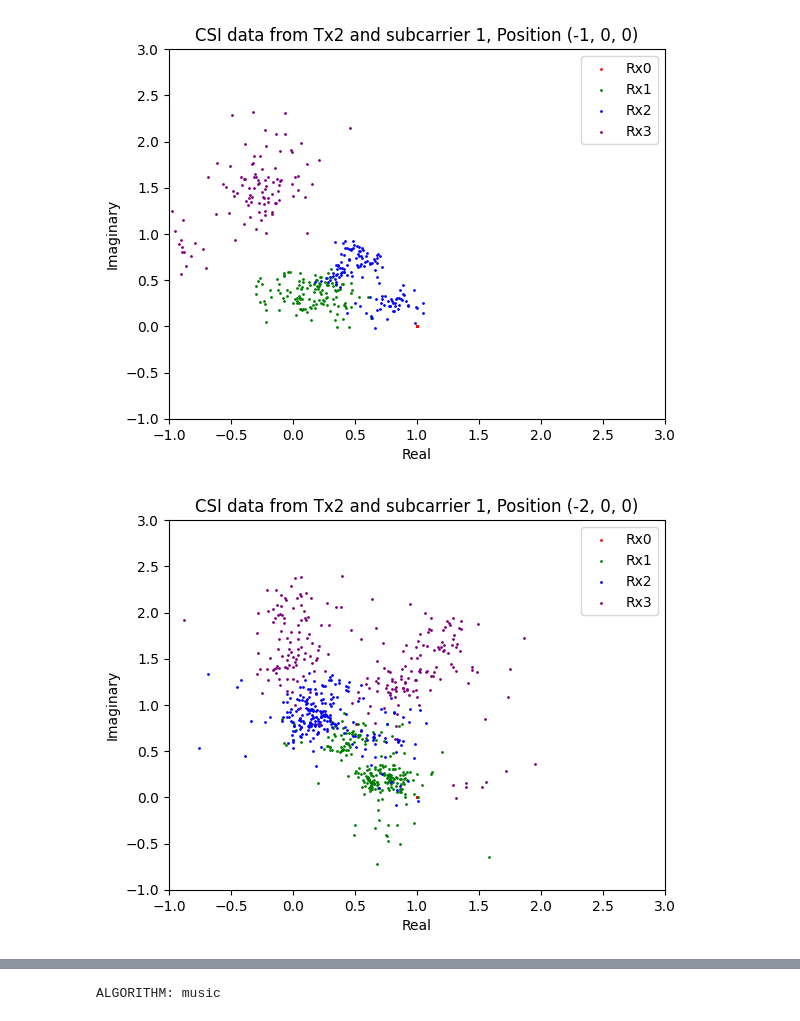
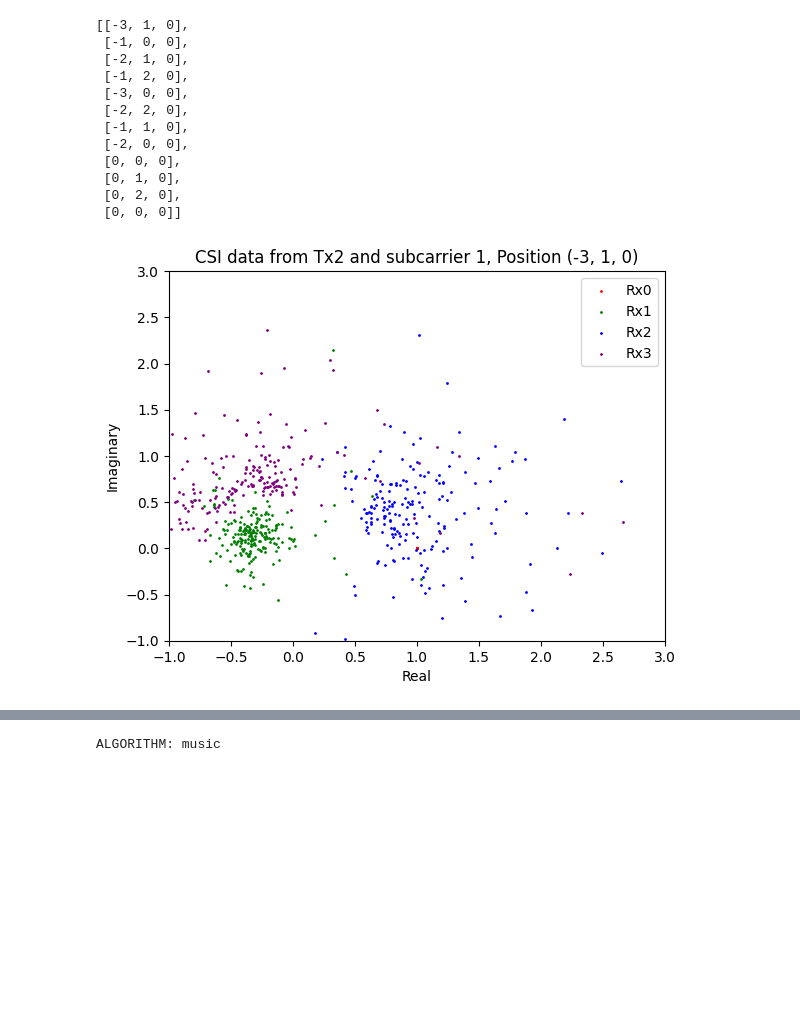
Before and after one commit to Navidt/SignalPropogation, a Jupyter notebook: visualization.ipynb, the cells around one changed output, grey strips where cells are left out. Cells and saved outputs as stored; diff of their text form; code cells hidden in the pictures; blank space fills up the shorter version.

Commit message:
Wrote most of 3d consolidated plotting

```diff
--- a/visualization.ipynb
+++ b/visualization.ipynb
@@ -20,50 +20,77 @@ apply_nts = True
 idx = 0
 valid_tx_ant = [0,1,2,3]
 # mne.beamformer.rap_music()
+# %%
+#open the experiment1 folder and read all the files into a list
+from os import listdir
+files = listdir("./csiTesting/experiment1")
+files = [file for file in files if file.endswith(".bag")]
+bags = [rosbag.Bag(f"./csiTesting/experiment1/{file}") for file in files]
+positions = []
+for file in files:
+  strs = file.split("_")
+  strs[3] = strs[3].split(".")[0]
+  positions.append([int(strs[1]), int(strs[2]), int(strs[3])])
+positions
+# %% [output]
+[[-3, 1, 0],
+ [-1, 0, 0],
+ [-2, 1, 0],
+ [-1, 2, 0],
+ [-3, 0, 0],
+ [-2, 2, 0],
+ [-1, 1, 0],
+ [-2, 0, 0],
+ [0, 0, 0],
+ [0, 1, 0],
+ [0, 2, 0],
+ [0, 0, 0]]
 # %%
 bag1 = rosbag.Bag("./csiTesting/experiment1/CSI_-1_0_0.bag")
 bag2 = rosbag.Bag("./csiTesting/experiment1/CSI_-2_0_0.bag")
 bag3 = rosbag.Bag("./csiTesting/experiment1/CSI_-3_0_0.bag")
-def plot_csi_data(bag, tx, subcarrier, title=None, saveName=None):
+bag4 = rosbag.Bag("./csiTesting/experiment1/CSI_-1_1_0.bag")
+bag4 = rosbag.Bag("./csiTesting/experiment1/CSI_-1_1_0.bag")
+bag4 = rosbag.Bag("./csiTesting/experiment1/CSI_-1_1_0.bag")
+bag4 = rosbag.Bag("./csiTesting/experiment1/CSI_-1_1_0.bag")
+def plot_csi_data_complex(bag, tx, subcarrier, title=None, saveName=None):
   allData = {0: [[], []], 1: [[], []], 2: [[], []], 3: [[], []]}
-  reals = []
-  imags = []
   colors = ["red", "green", "blue", "purple"]
   fig, ax = plt.subplots()
   ax.set(xlim=(-1, 3), ylim=(-1, 3))
   if title == None:
     title = f"CSI data from Tx{tx} and subcarrier {subcarrier}"
   plt.title(title)
   plt.ylabel("Imaginary")
   plt.xlabel("Real")
   num = 0
   for topic, msg, t in tqdm.tqdm(bag.read_messages('/csi')):
       csi = pipeline_utils.extract_csi(msg, comp)
       # print(np.shape(csi))
       benchmark = csi[subcarrier, 0, tx]
       for i in range(0, 4):
           data = csi[subcarrier, i, tx] / benchmark
-          reals.append(data.real)
-          imags.append(data.imag)
           allData[i][0].append(data.real)
           allData[i][1].append(data.imag)
       num += 1
             # print(np.abs(csi[subcarrier, i, j]))
       # return
   for i in range(0, 4):
     ax.scatter(allData[i][0], allData[i][1], c=colors[i], label=f"Rx{i}", s=1)
   # ax.scatter(reals, imags, c=colors * num, s=1)
   ax.legend()
   if (saveName == None):
     plt.show()
   else:
     plt.savefig(saveName)
-plot_csi_data(bag1, 2, 1, title=f"CSI data from Tx{2} and subcarrier {1}, Position (-1, 0, 0)")
-plot_csi_data(bag2, 2, 1, title=f"CSI data from Tx{2} and subcarrier {1}, Position (-2, 0, 0)")
-plot_csi_data(bag3, 2, 1, title=f"CSI data from Tx{2} and subcarrier {1}, Position (-3, 0, 0)")
+# plot_csi_data_complex(bag1, 2, 1, title=f"CSI data from Tx{2} and subcarrier {1}, Position (-1, 0, 0)")
+# plot_csi_data_complex(bag2, 2, 1, title=f"CSI data from Tx{2} and subcarrier {1}, Position (-2, 0, 0)")
+# plot_csi_data_complex(bag4, 2, 1, title=f"CSI data from Tx{2} and subcarrier {1}, Position (-3, 0, 0)")
+i = 0
+pos = positions[i]
+plot_csi_data_complex(bags[i], 2, 1, title=f"CSI data from Tx{2} and subcarrier {1}, Position ({pos[0]}, {pos[1]}, {pos[2]})")
 # plot_csi_data(bag2, 2, 1)
 # for i in range(0, 49):
   # plot_csi_data(bag1, 2, i, f"./csiTesting/normalizedImages/subcarrier{i}.png")
 # %% [output]
-[figure, old version]
+[figure, new version]
-[figure, removed]
```
Also changed, not shown: parts of 18 cells of this notebook, 15 other files.
